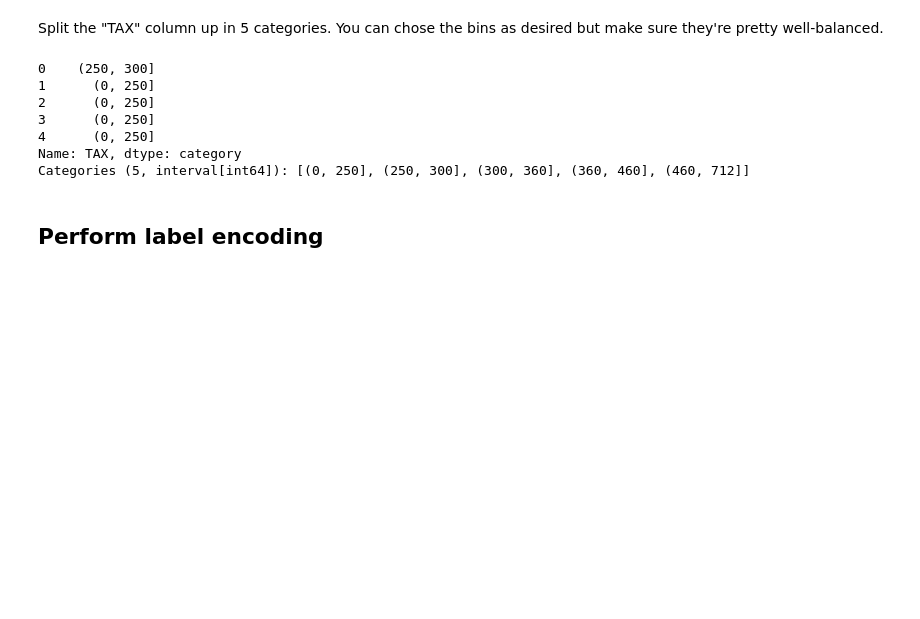
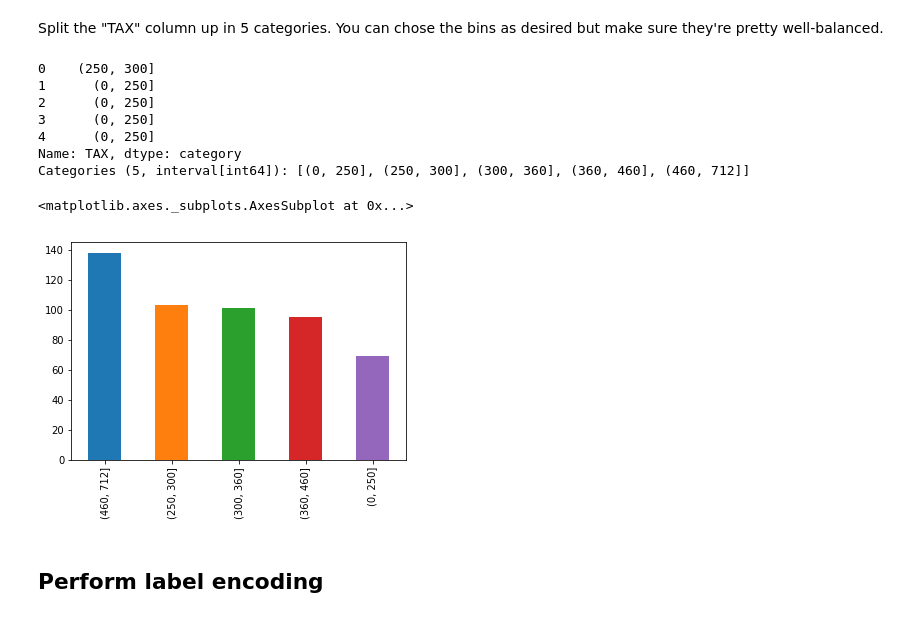
Before and after one commit to MsJacksonIYN/dsc-dealing-with-categorical-variables---lab-nyc-ds-career-031119, a Jupyter notebook: index.ipynb, the cells around one changed output. Cells and saved outputs as stored; diff of their text form; code cells hidden in the pictures; blank space fills up the shorter version.

```diff
--- a/index.ipynb
+++ b/index.ipynb
@@ -221,6 +221,11 @@ bins_tax.head()
 4      (0, 250]
 Name: TAX, dtype: category
 Categories (5, interval[int64]): [(0, 250], (250, 300], (300, 360], (360, 460], (460, 712]]
+# %%
+bins_tax.value_counts().plot(kind='bar')
+# %% [output]
+<matplotlib.axes._subplots.AxesSubplot at 0x...>
+[figure, added]
 # %% [markdown]
 ## Perform label encoding
 # %%
```
